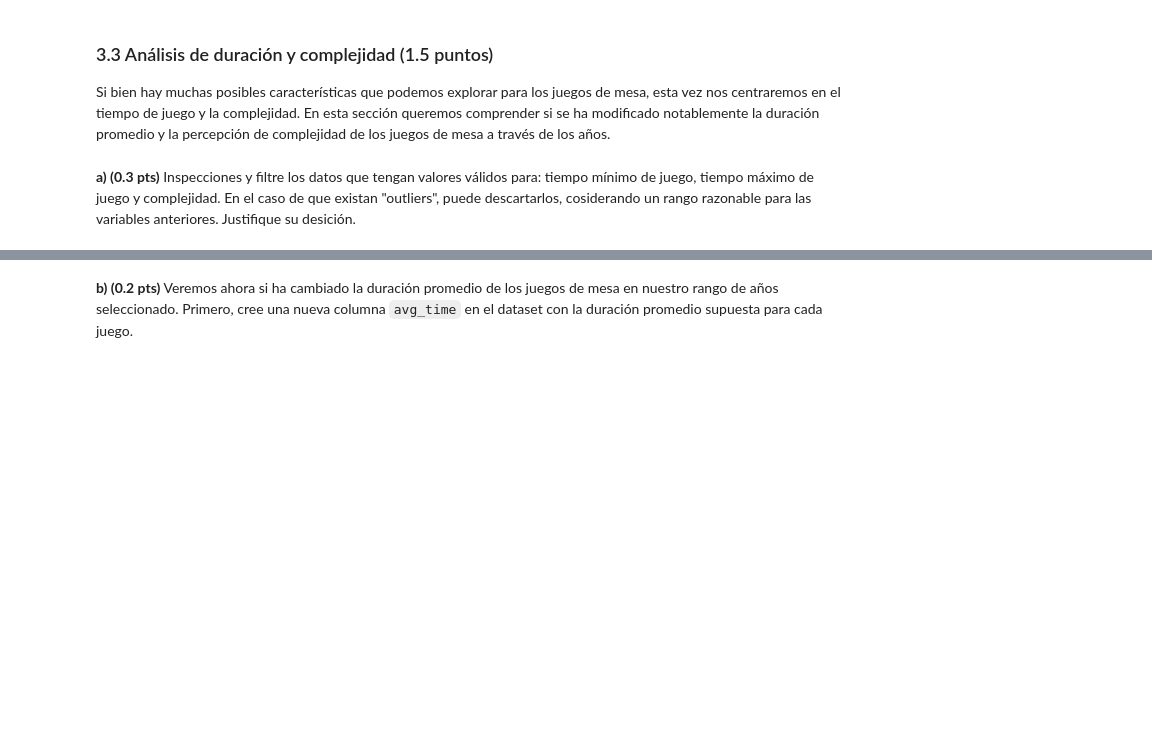
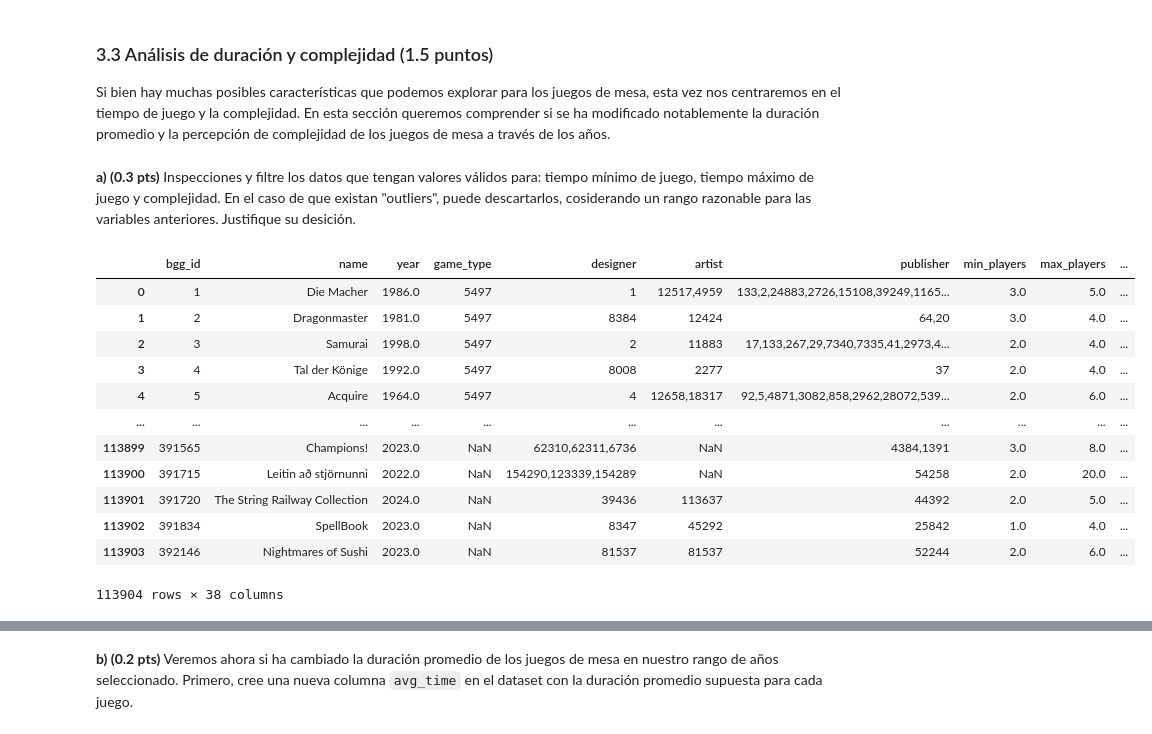
Before and after one commit to LmChicao/IMT2200-Lucas-Chicao, a Jupyter notebook: Tareas/Tarea 1/IMT2200-25s2 - Tarea 01.ipynb, the cells around one changed output, grey strips where cells are left out. Saved outputs shown, nothing was run; the diff lists cells and outputs as text; code cells hidden in the pictures; blank space fills up the shorter version.

```diff
--- a/Tareas/Tarea 1/IMT2200-25s2 - Tarea 01.ipynb
+++ b/Tareas/Tarea 1/IMT2200-25s2 - Tarea 01.ipynb
@@ -312,3 +452,20 @@ person_csv.head()
 Si bien hay muchas posibles características que podemos explorar para los juegos de mesa, esta vez nos centraremos en el tiempo de juego y la complejidad. En esta sección queremos comprender si se ha modificado notablemente la duración promedio y la percepción de complejidad de los juegos de mesa a través de los años.
 # %% [markdown]
 **a) (0.3 pts)** Inspecciones y filtre los datos que tengan valores válidos para: tiempo mínimo de juego, tiempo máximo de juego y complejidad. En el caso de que existan "outliers", puede descartarlos, cosiderando un rango razonable para las variables anteriores. Justifique su desición.
+# %%
+df = pd.read_csv("bgg_GameItem.csv")
+df
+# %% [output]
+|  | bgg_id | name | year | game_type | designer | artist | publisher | min_players | max_players | ... |
+| 0 | 1 | Die Macher | 1986.0 | 5497 | 1 | 12517,4959 | 133,2,24883,2726,15108,39249,1165... | 3.0 | 5.0 | ... |
+| 1 | 2 | Dragonmaster | 1981.0 | 5497 | 8384 | 12424 | 64,20 | 3.0 | 4.0 | ... |
+| 2 | 3 | Samurai | 1998.0 | 5497 | 2 | 11883 | 17,133,267,29,7340,7335,41,2973,4... | 2.0 | 4.0 | ... |
+| 3 | 4 | Tal der Könige | 1992.0 | 5497 | 8008 | 2277 | 37 | 2.0 | 4.0 | ... |
+| 4 | 5 | Acquire | 1964.0 | 5497 | 4 | 12658,18317 | 92,5,4871,3082,858,2962,28072,539... | 2.0 | 6.0 | ... |
+| ... | ... | ... | ... | ... | ... | ... | ... | ... | ... | ... |
+| 113899 | 391565 | Champions! | 2023.0 | NaN | 62310,62311,6736 | NaN | 4384,1391 | 3.0 | 8.0 | ... |
+| 113900 | 391715 | Leitin að stjörnunni | 2022.0 | NaN | 154290,123339,154289 | NaN | 54258 | 2.0 | 20.0 | ... |
+| 113901 | 391720 | The String Railway Collection | 2024.0 | NaN | 39436 | 113637 | 44392 | 2.0 | 5.0 | ... |
+| 113902 | 391834 | SpellBook | 2023.0 | NaN | 8347 | 45292 | 25842 | 1.0 | 4.0 | ... |
+| 113903 | 392146 | Nightmares of Sushi | 2023.0 | NaN | 81537 | 81537 | 52244 | 2.0 | 6.0 | ... |
+113904 rows × 38 columns
```
Also changed, not shown: parts of 30 cells of this notebook, 1 other file.
